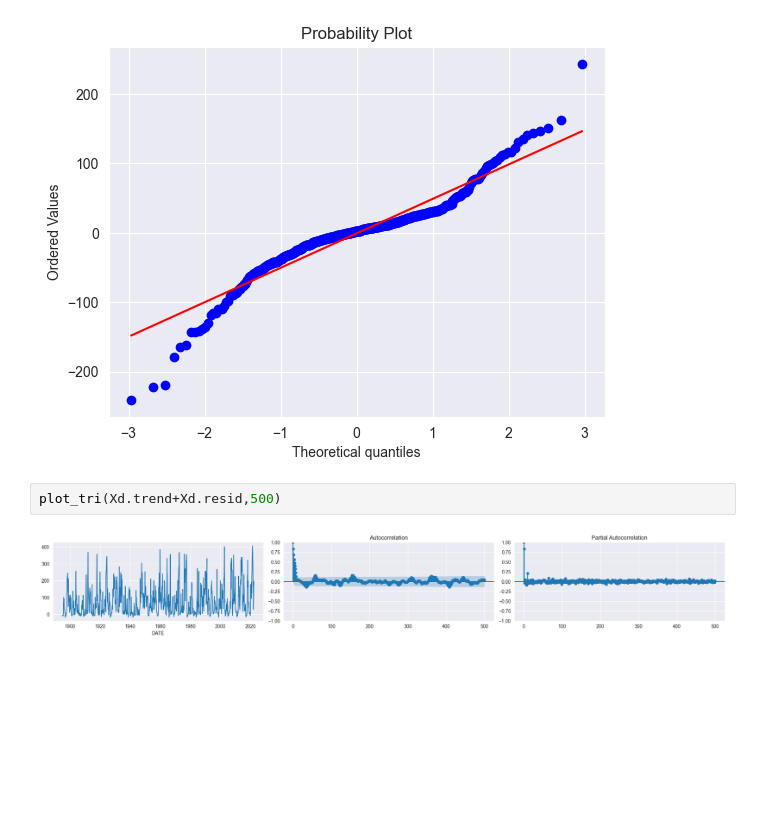
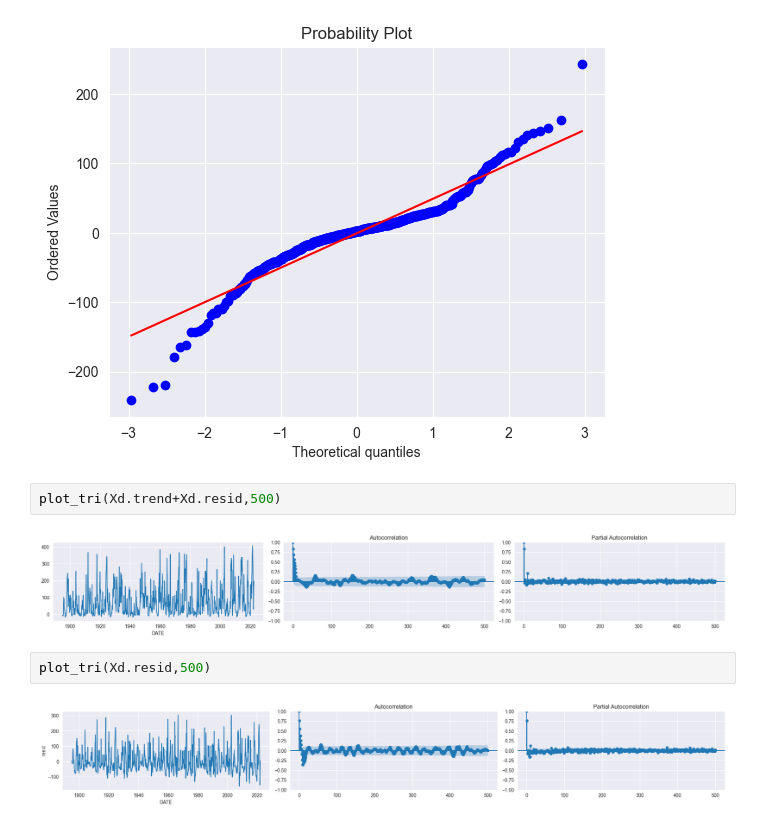
Before and after one commit to Menamot/SY09_Project, a Jupyter notebook: code/Week2.ipynb, the cells around one changed output. Drawn from its saved outputs; the diff is of its cells as text; blank space fills up the shorter version.

```diff
--- a/code/Week2.ipynb
+++ b/code/Week2.ipynb
@@ -192,3 +189,7 @@ stats.probplot((aa-bb), dist="norm", plot=plt)
 plot_tri(Xd.trend+Xd.resid,500)
 # %% [output]
 [figure]
+# %%
+plot_tri(Xd.resid,500)
+# %% [output]
+[figure, added]
```
Also changed, not shown: parts of 1 cell of this notebook.
